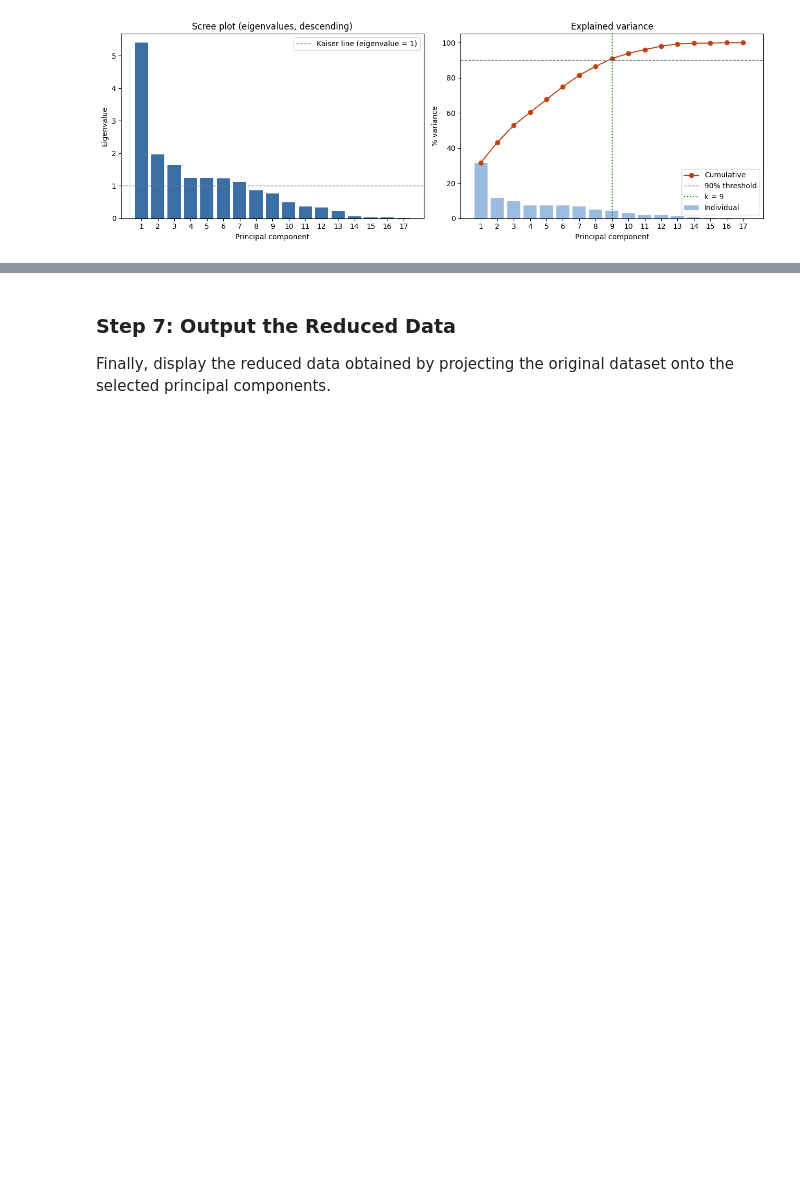
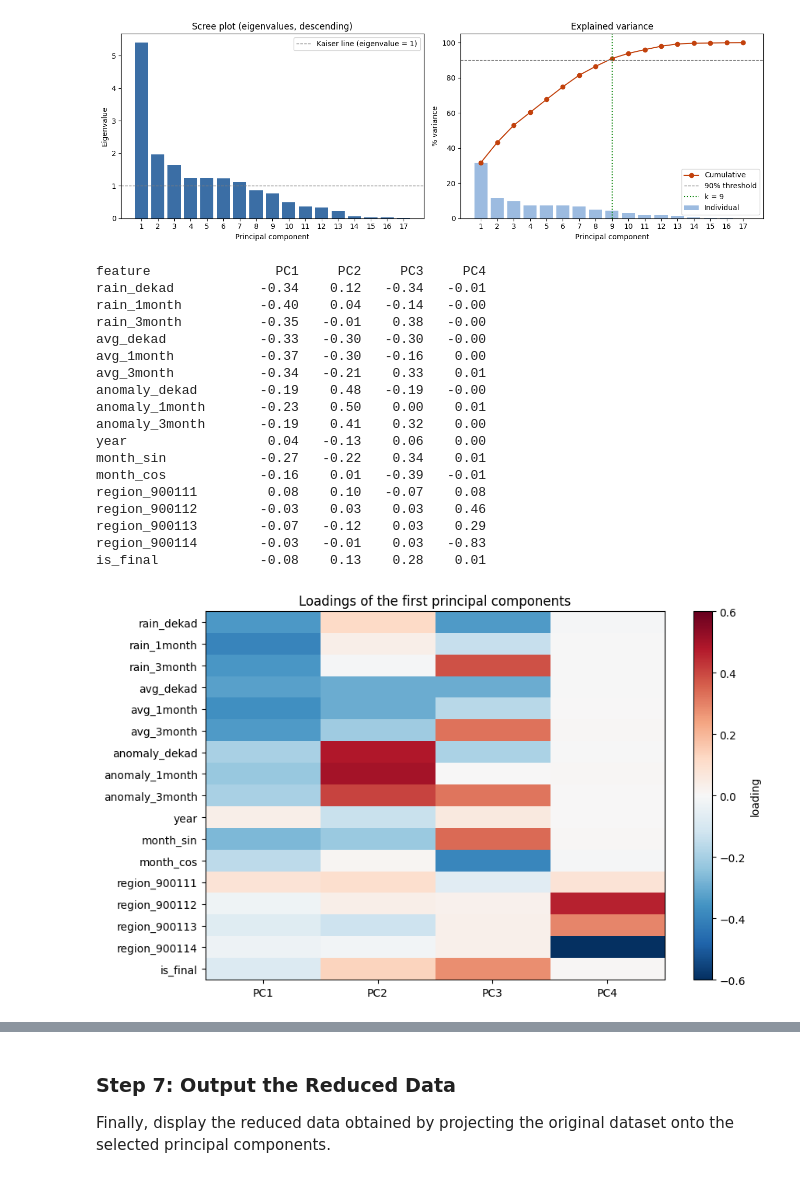
Before and after one commit to kenny260/African-Climate-Patterns-PCA, a Jupyter notebook: Template_PCA_Formative_2_Peer_Pair_16.ipynb, the cells around one changed output, grey strips where cells are left out. Saved outputs shown, nothing was run; the diff lists cells and outputs as text; code cells hidden in the pictures; blank space fills up the shorter version.

Commit message:
Created using Colab for loadings

```diff
--- a/Template_PCA_Formative_2_Peer_Pair_16.ipynb
+++ b/Template_PCA_Formative_2_Peer_Pair_16.ipynb
@@ -448,3 +448,35 @@ ax[1].legend()
 plt.tight_layout(); plt.show()
 # %% [output]
 [figure]
+# %%
+top = 4
+print(f'{"feature":<18}' + ''.join(f'{"PC" + str(i + 1):>8}' for i in range(top)))
+for f, row in zip(feature_names, sorted_eigenvectors[:, :top]):
+    print(f'{f:<18}' + ''.join(f'{v:>8.2f}' for v in row))
+
+fig, ax = plt.subplots(figsize=(9, 5.5))
+im = ax.imshow(sorted_eigenvectors[:, :top], cmap='RdBu_r', vmin=-0.6, vmax=0.6, aspect='auto')
+ax.set_yticks(range(len(feature_names)), feature_names)
+ax.set_xticks(range(top), [f'PC{i + 1}' for i in range(top)])
+ax.set_title('Loadings of the first principal components')
+plt.colorbar(im, label='loading'); plt.tight_layout(); plt.show()
+# %% [output]
+feature                PC1     PC2     PC3     PC4
+rain_dekad           -0.34    0.12   -0.34   -0.01
+rain_1month          -0.40    0.04   -0.14   -0.00
+rain_3month          -0.35   -0.01    0.38   -0.00
+avg_dekad            -0.33   -0.30   -0.30   -0.00
+avg_1month           -0.37   -0.30   -0.16    0.00
+avg_3month           -0.34   -0.21    0.33    0.01
+anomaly_dekad        -0.19    0.48   -0.19   -0.00
+anomaly_1month       -0.23    0.50    0.00    0.01
+anomaly_3month       -0.19    0.41    0.32    0.00
+year                  0.04   -0.13    0.06    0.00
+month_sin            -0.27   -0.22    0.34    0.01
+month_cos            -0.16    0.01   -0.39   -0.01
+region_900111         0.08    0.10   -0.07    0.08
+region_900112        -0.03    0.03    0.03    0.46
+region_900113        -0.07   -0.12    0.03    0.29
+region_900114        -0.03   -0.01    0.03   -0.83
+is_final             -0.08    0.13    0.28    0.01
+[figure, added]
```
Also changed, not shown: parts of 1 cell of this notebook.
